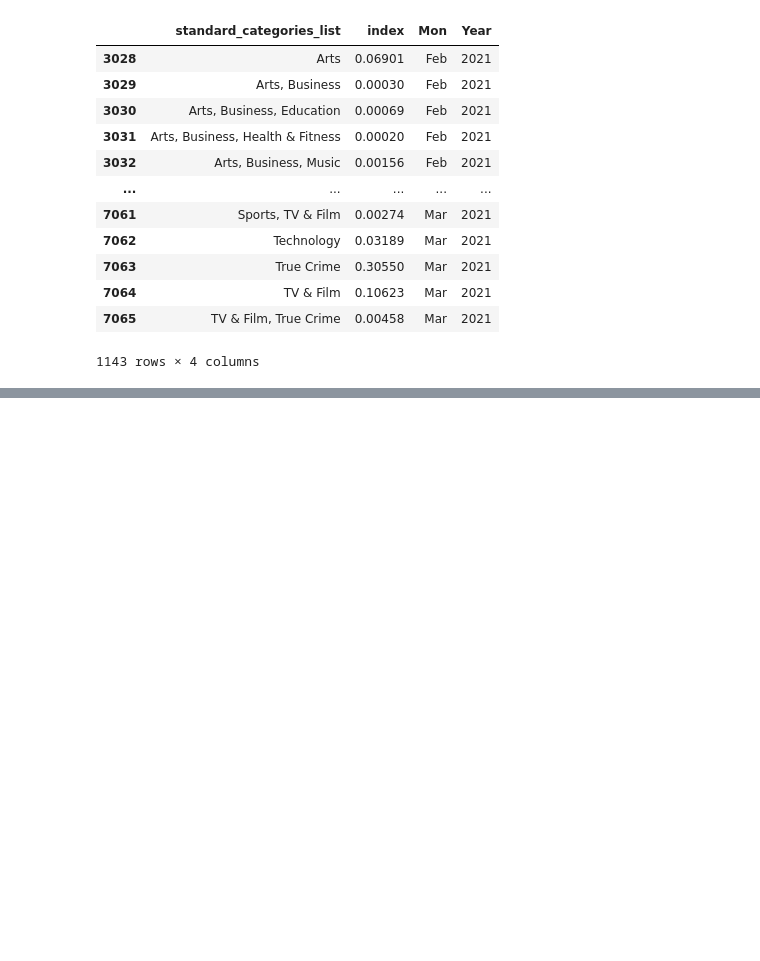
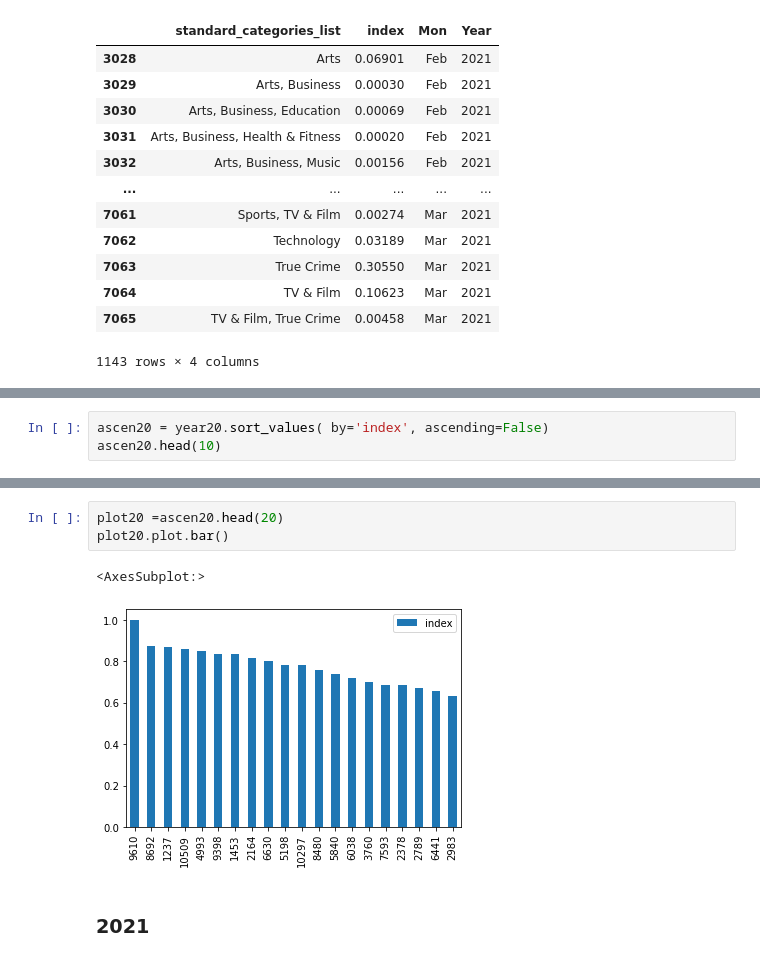
Before and after one commit to Izhay/Emat22110, a Jupyter notebook: FinalProject.ipynb, the cells around one changed output, grey strips where cells are left out. Cells and saved outputs as stored; diff of their text form; blank space fills up the shorter version.

```diff
--- a/FinalProject.ipynb
+++ b/FinalProject.ipynb
@@ -186,0 +239,3 @@ year21
+# %%
+ascen20 = year20.sort_values( by='index', ascending=False)
+ascen20.head(10)
@@ -186,0 +254,8 @@ year21
+# %%
+plot20 =ascen20.head(20)
+plot20.plot.bar()
+# %% [output]
+<AxesSubplot:>
+[figure, added]
+# %% [markdown]
+### 2021
```
Also changed, not shown: parts of 14 cells of this notebook.
